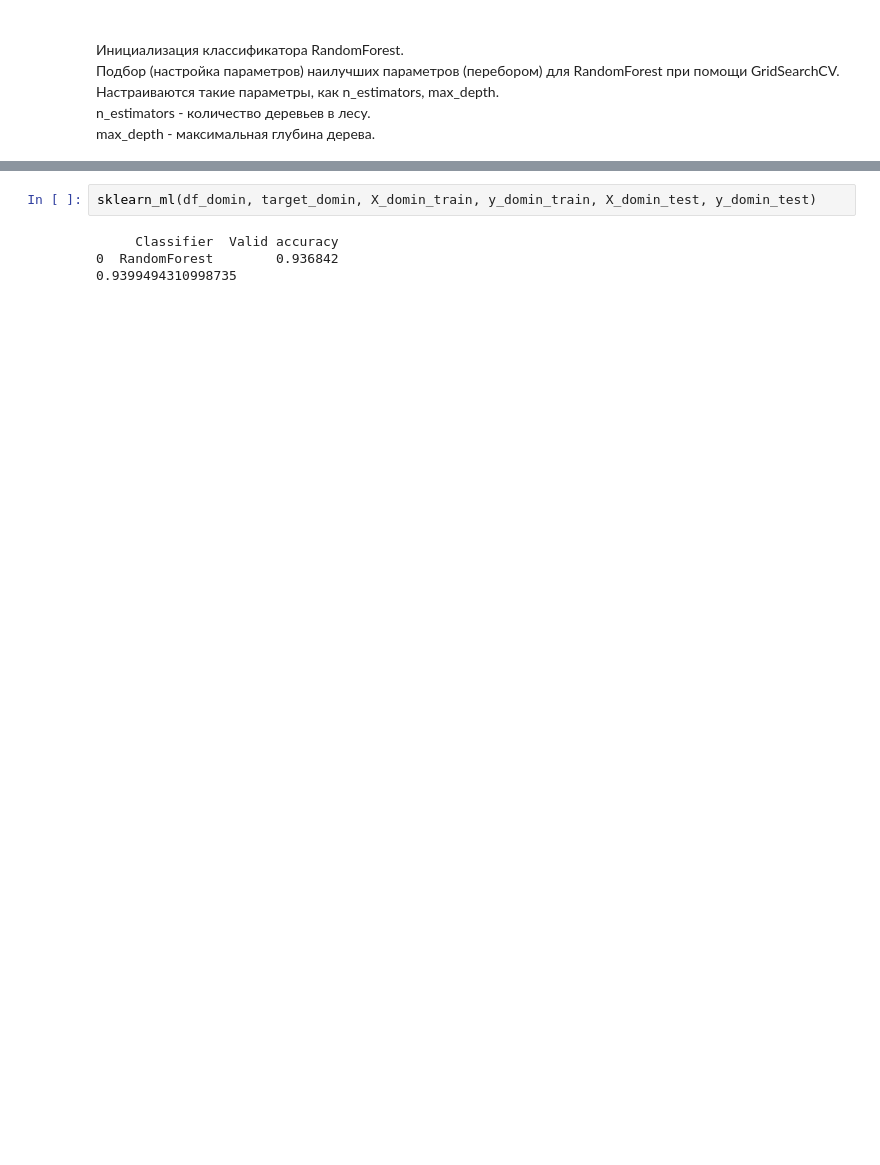
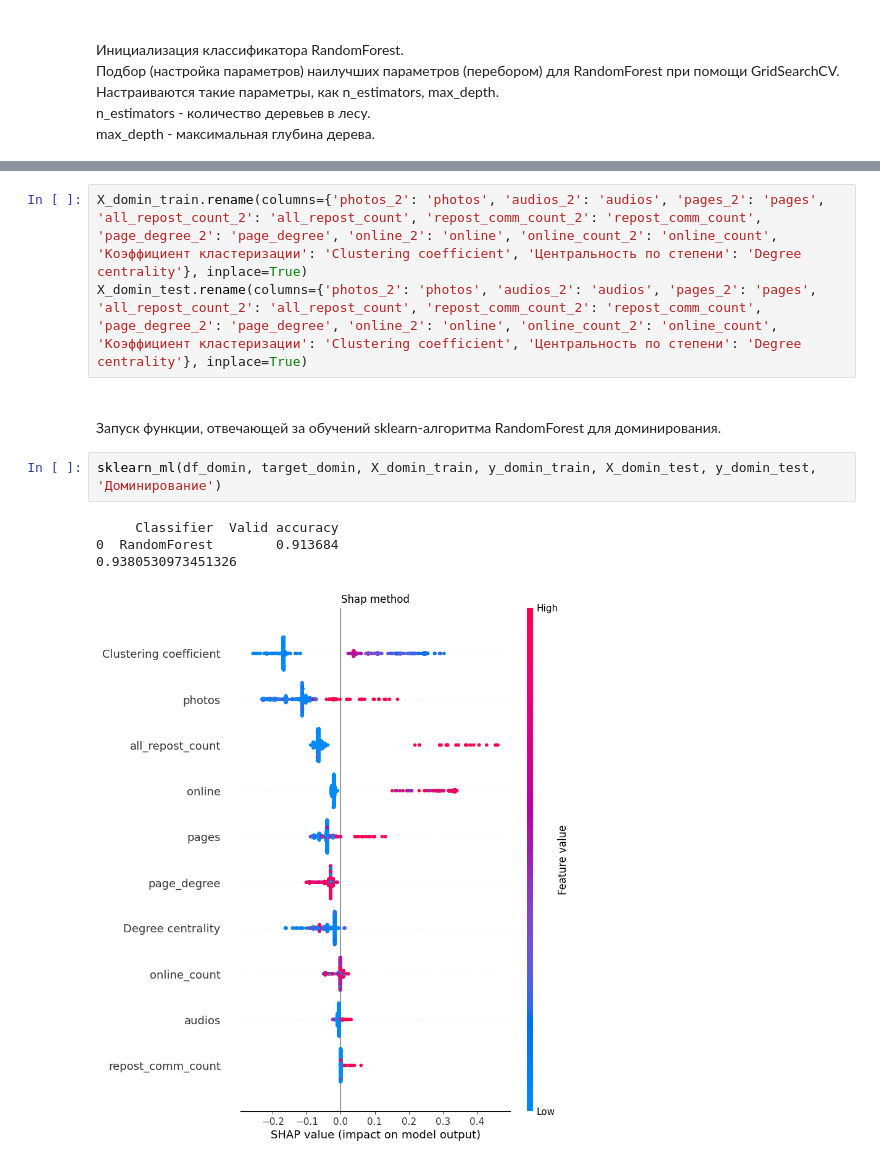
Before and after one commit to BerdnikovAA/rnf, a Jupyter notebook: social_success.ipynb, the cells around one changed output, grey strips where cells are left out. Saved outputs shown, nothing was run; the diff lists cells and outputs as text; blank space fills up the shorter version.

```diff
--- a/social_success.ipynb
+++ b/social_success.ipynb
@@ -411,6 +507,13 @@ f_1 Score: 0.92
+# %%
+X_domin_train.rename(columns={'photos_2': 'photos', 'audios_2': 'audios', 'pages_2': 'pages', 'all_repost_count_2': 'all_repost_count', 'repost_comm_count_2': 'repost_comm_count', 'page_degree_2': 'page_degree', 'online_2': 'online', 'online_count_2': 'online_count', 'Коэффициент кластеризации': 'Clustering coefficient', 'Центральность по степени': 'Degree centrality'}, inplace=True)
+X_domin_test.rename(columns={'photos_2': 'photos', 'audios_2': 'audios', 'pages_2': 'pages', 'all_repost_count_2': 'all_repost_count', 'repost_comm_count_2': 'repost_comm_count', 'page_degree_2': 'page_degree', 'online_2': 'online', 'online_count_2': 'online_count', 'Коэффициент кластеризации': 'Clustering coefficient', 'Центральность по степени': 'Degree centrality'}, inplace=True)
+# %% [markdown]
+<br>
+Запуск функции, отвечающей за обучений sklearn-алгоритма RandomForest для доминирования.
 # %%
-sklearn_ml(df_domin, target_domin, X_domin_train, y_domin_train, X_domin_test, y_domin_test)
+sklearn_ml(df_domin, target_domin, X_domin_train, y_domin_train, X_domin_test, y_domin_test, 'Доминирование')
 # %% [output]
      Classifier  Valid accuracy
-0  RandomForest        0.936842
-0.9399494310998735
+0  RandomForest        0.913684
+0.9380530973451326
+[figure, added]
```
Also changed, not shown: parts of 21 cells of this notebook.
